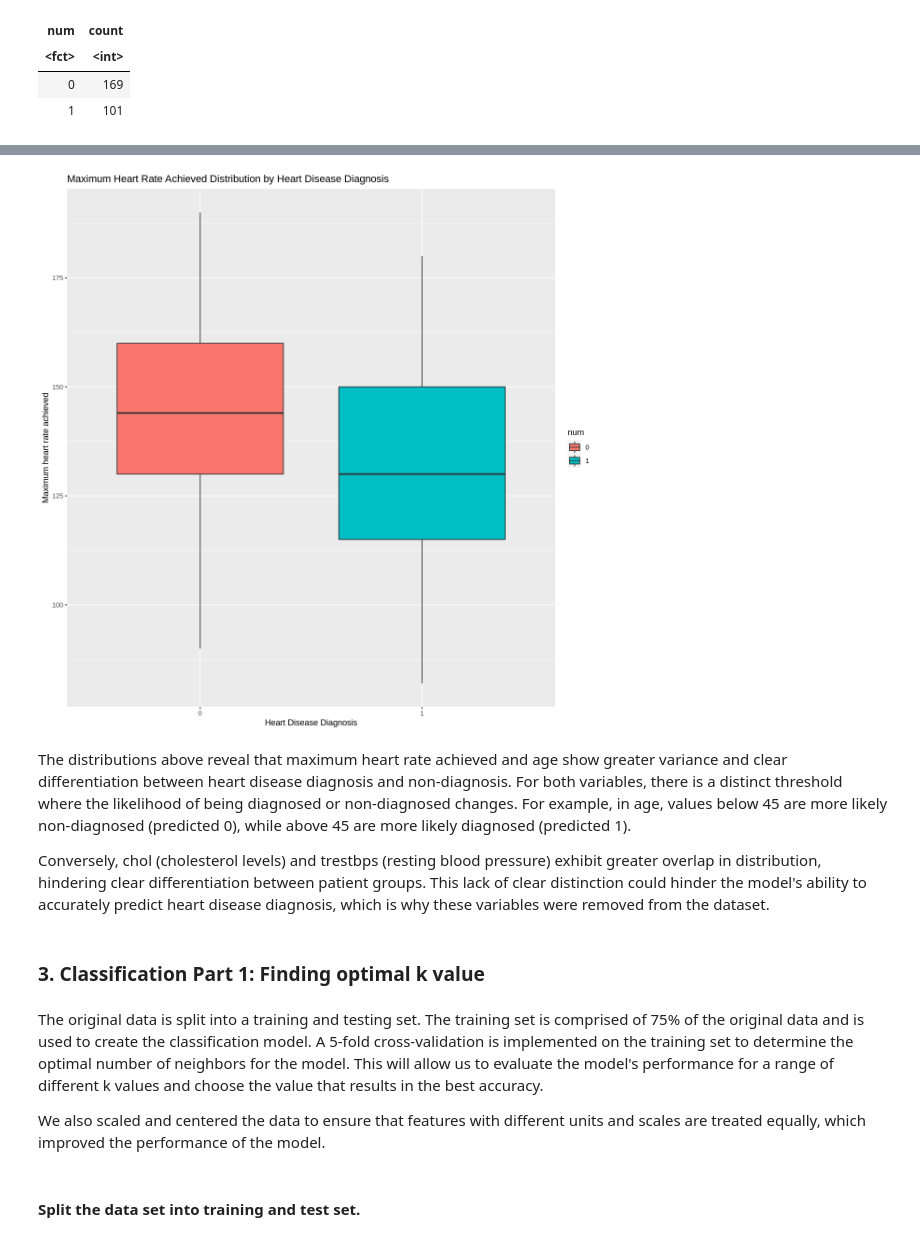
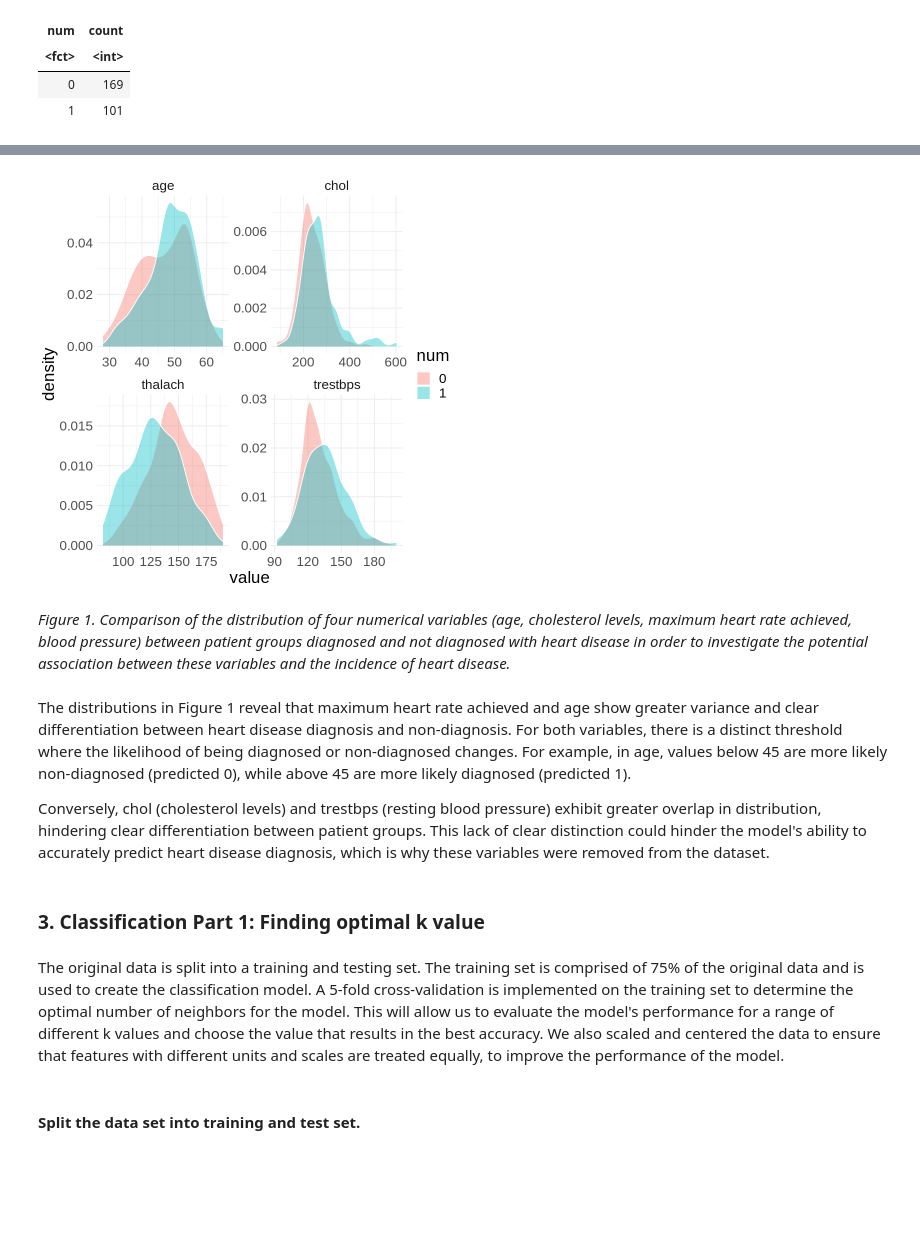
Before and after one commit to juliahudea/dsci-100-project, a Jupyter notebook: Group_Project_Report_Final.ipynb, the cells around one changed output, grey strips where cells are left out. Saved outputs shown, nothing was run; the diff lists cells and outputs as text; code cells hidden in the pictures; blank space fills up the shorter version.

```diff
--- a/Group_Project_Report_Final.ipynb
+++ b/Group_Project_Report_Final.ipynb
@@ -136,12 +130,18 @@ chol_boxplot
-# %%
-thalach_boxplot <- ggplot(heart_disease_tidy, aes(x = num, y = thalach, fill = num)) +
-  geom_boxplot() +
-  labs(x = "Heart Disease Diagnosis", y = "Maximum heart rate achieved", title = "Maximum Heart Rate Achieved Distribution by Heart Disease Diagnosis")
-thalach_boxplot
-# %% [output]
-[figure, removed]
+# %%
+heart_disease_tidy |>
+    pivot_longer(cols = -num, names_to = 'category', values_to = 'value')  |>
+    ggplot(aes(value, fill = num)) +
+        geom_density(alpha = 0.4, colour = 'white') +
+        facet_wrap(facets = vars(category), scales = 'free') +
+        labs(color = "Diagnosis of Heart Disease") +
+        theme_minimal() +
+        theme(text = element_text(size = 20))
+# %% [output]
+[figure, added]
+# %% [markdown]
+*Figure 1. Comparison of the distribution of four numerical variables (age, cholesterol levels, maximum heart rate achieved, blood pressure) between patient groups diagnosed and not diagnosed with heart disease in order to investigate the potential association between these variables and the incidence of heart disease.*
 # %% [markdown]
-The distributions above reveal that maximum heart rate achieved and age show greater variance and clear differentiation between heart disease diagnosis and non-diagnosis. For both variables, there is a distinct threshold where the likelihood of being diagnosed or non-diagnosed changes. For example, in age, values below 45 are more likely non-diagnosed (predicted 0), while above 45 are more likely diagnosed (predicted 1).
+The distributions in Figure 1 reveal that maximum heart rate achieved and age show greater variance and clear differentiation between heart disease diagnosis and non-diagnosis. For both variables, there is a distinct threshold where the likelihood of being diagnosed or non-diagnosed changes. For example, in age, values below 45 are more likely non-diagnosed (predicted 0), while above 45 are more likely diagnosed (predicted 1).
 
 Conversely, chol (cholesterol levels) and trestbps (resting blood pressure) exhibit greater overlap in distribution, hindering clear differentiation between patient groups. This lack of clear distinction could hinder the model's ability to accurately predict heart disease diagnosis, which is why these variables were removed from the dataset.
 # %%
@@ -150,9 +150,7 @@ heart_disease_final <- heart_disease_tidy |>
 # %% [markdown]
 ### 3. Classification Part 1: Finding optimal k value
 # %% [markdown]
-The original data is split into a training and testing set. The training set is comprised of 75% of the original data and is used to create the classification model. A 5-fold cross-validation is implemented on the training set to determine the optimal number of neighbors for the model. This will allow us to evaluate the model's performance for a range of different k values and choose the value that results in the best accuracy.
-
-We also scaled and centered the data to ensure that features with different units and scales are treated equally, which improved the performance of the model.
+The original data is split into a training and testing set. The training set is comprised of 75% of the original data and is used to create the classification model. A 5-fold cross-validation is implemented on the training set to determine the optimal number of neighbors for the model. This will allow us to evaluate the model's performance for a range of different k values and choose the value that results in the best accuracy. We also scaled and centered the data to ensure that features with different units and scales are treated equally, to improve the performance of the model.
 # %% [markdown]
 #### Split the data set into training and test set.
 # %%
```
Also changed, not shown: parts of 23 cells of this notebook.
